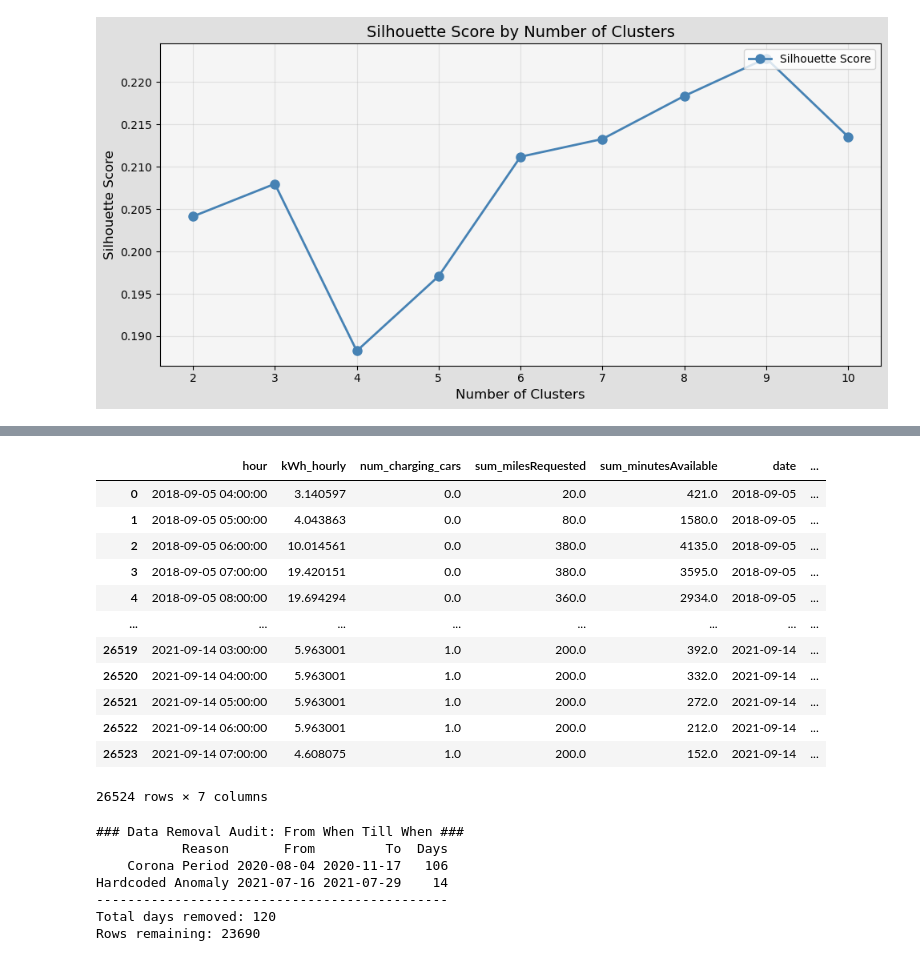
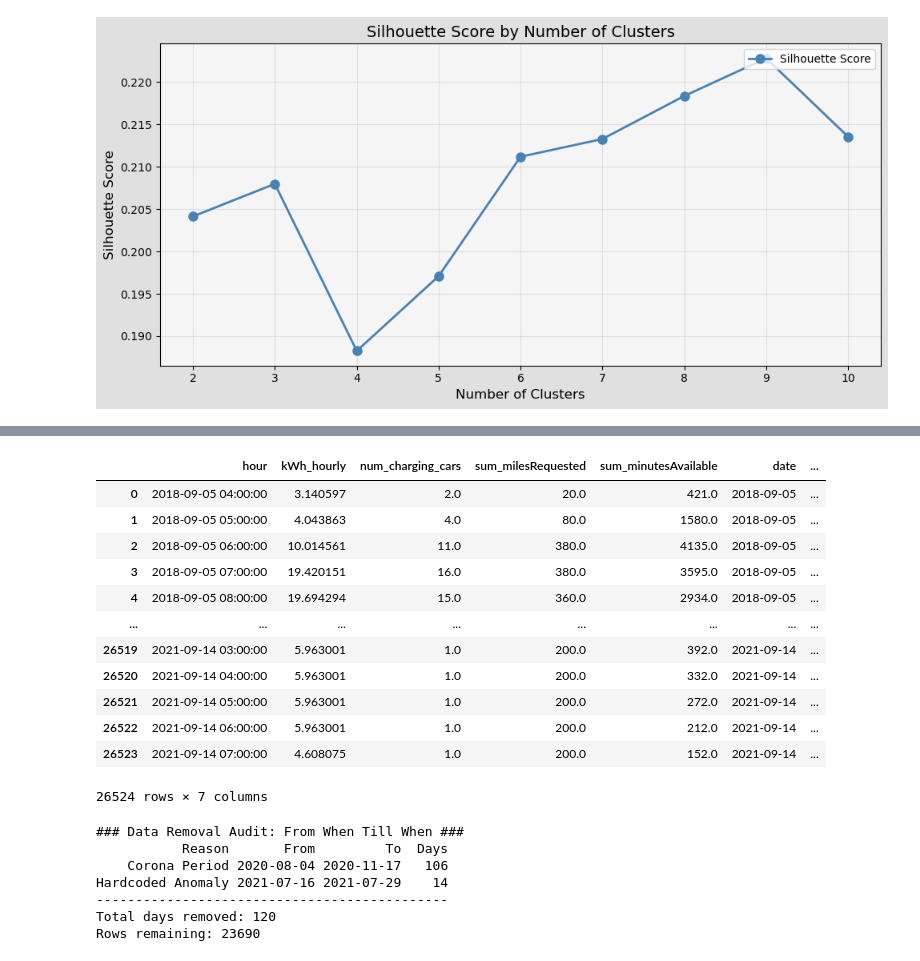
Before and after one commit to dfd0430/wiso, a Jupyter notebook: main.ipynb, the cells around one changed output, grey strips where cells are left out. Saved outputs shown, nothing was run; the diff lists cells and outputs as text; code cells hidden in the pictures.

Commit message:
change around the prediction algorithm add some features and such

```diff
--- a/main.ipynb
+++ b/main.ipynb
@@ -858,16 +853,18 @@ prediction_df_charging_sessions = prediction_df_charging_sessions[prediction_df_
 # %%
 # Transform charging sessions into hourly data for regression
+
+# we only use data from site 1
+prediction_df_charging_sessions = charging_sessions.copy()
+df = prediction_df_charging_sessions[prediction_df_charging_sessions["siteID"]==1]
+
 # Reuses kWh_hourly from KPI 1, calculates additional features: num_charging_cars, sum_milesRequested, sum_minutesAvailable
-
-df = prediction_df_charging_sessions.copy()
-
-# Calculate additional features
 rows = []
 
 for _, row in df.iterrows():
     session_start = row['connectionTime']
     session_end = row['disconnectTime']
-    charging_end = row['doneChargingTime']
+    # Use doneChargingTime if available, otherwise fall back to disconnectTime
+    charging_end = row['doneChargingTime'] if pd.notna(row['doneChargingTime']) else row['disconnectTime']
     miles_requested = row['milesRequested']
     minutes_available = row['minutesAvailable']
 
@@ -879,10 +876,9 @@ for _, row in df.iterrows():
         hour_start = hour
         hour_end = hour + pd.Timedelta(hours=1)
 
-        # Check if car is charging during this hour (before doneChargingTime)
+        # Car is charging if session started before hour ends AND charging ended after hour starts
         is_charging = (session_start < hour_end) and (charging_end > hour_start)
 
-        # Calculate remaining minutes available (counts down each hour)
         hours_elapsed = i
         remaining_minutes = np.nan
         if pd.notna(minutes_available):
@@ -899,38 +895,38 @@ for _, row in df.iterrows():
 hourly_features = pd.DataFrame(rows).groupby('hour').agg(
     num_charging_cars=('is_charging', 'sum'),
     sum_milesRequested=('milesRequested', lambda x: x.sum(skipna=True)),
     sum_minutesAvailable=('minutesAvailable_remaining', lambda x: x.sum(skipna=True))
 ).reset_index()
 
 # Get kWh data from KPI 1 (filter for site 1)
 hourly_kwh_site1 = hourly_kwh[hourly_kwh['siteID'] == 1][['hour', 'kWh_hourly']].copy()
 hourly_kwh_site1['hour'] = pd.to_datetime(hourly_kwh_site1['hour']).dt.tz_localize(None)
 
 # Create complete hourly range
 min_hour = min(hourly_kwh_site1['hour'].min(), hourly_features['hour'].min())
 max_hour = max(hourly_kwh_site1['hour'].max(), hourly_features['hour'].max())
 complete_hours = pd.date_range(start=min_hour, end=max_hour, freq='h')
 
 # Build complete dataframe
 hourly_regression_df = pd.DataFrame({'hour': complete_hours})
 hourly_regression_df = hourly_regression_df.merge(hourly_kwh_site1, on='hour', how='left')
 hourly_regression_df = hourly_regression_df.merge(hourly_features, on='hour', how='left')
 
 # Fill NaN with 0 for hours without any sessions
 hourly_regression_df = hourly_regression_df.fillna(0)
 
 # Add date and hour columns
 hourly_regression_df['date'] = hourly_regression_df['hour'].dt.date
 hourly_regression_df['hour_of_day'] = hourly_regression_df['hour'].dt.hour
 
 hourly_regression_df
 # %% [output]
 |  | hour | kWh_hourly | num_charging_cars | sum_milesRequested | sum_minutesAvailable | date | ... |
-| 0 | 2018-09-05 04:00:00 | 3.140597 | 0.0 | 20.0 | 421.0 | 2018-09-05 | ... |
-| 1 | 2018-09-05 05:00:00 | 4.043863 | 0.0 | 80.0 | 1580.0 | 2018-09-05 | ... |
-| 2 | 2018-09-05 06:00:00 | 10.014561 | 0.0 | 380.0 | 4135.0 | 2018-09-05 | ... |
-| 3 | 2018-09-05 07:00:00 | 19.420151 | 0.0 | 380.0 | 3595.0 | 2018-09-05 | ... |
-| 4 | 2018-09-05 08:00:00 | 19.694294 | 0.0 | 360.0 | 2934.0 | 2018-09-05 | ... |
+| 0 | 2018-09-05 04:00:00 | 3.140597 | 2.0 | 20.0 | 421.0 | 2018-09-05 | ... |
+| 1 | 2018-09-05 05:00:00 | 4.043863 | 4.0 | 80.0 | 1580.0 | 2018-09-05 | ... |
+| 2 | 2018-09-05 06:00:00 | 10.014561 | 11.0 | 380.0 | 4135.0 | 2018-09-05 | ... |
+| 3 | 2018-09-05 07:00:00 | 19.420151 | 16.0 | 380.0 | 3595.0 | 2018-09-05 | ... |
+| 4 | 2018-09-05 08:00:00 | 19.694294 | 15.0 | 360.0 | 2934.0 | 2018-09-05 | ... |
 | ... | ... | ... | ... | ... | ... | ... | ... |
 | 26519 | 2021-09-14 03:00:00 | 5.963001 | 1.0 | 200.0 | 392.0 | 2021-09-14 | ... |
 | 26520 | 2021-09-14 04:00:00 | 5.963001 | 1.0 | 200.0 | 332.0 | 2021-09-14 | ... |
```
Also changed, not shown: parts of 14 cells of this notebook.
